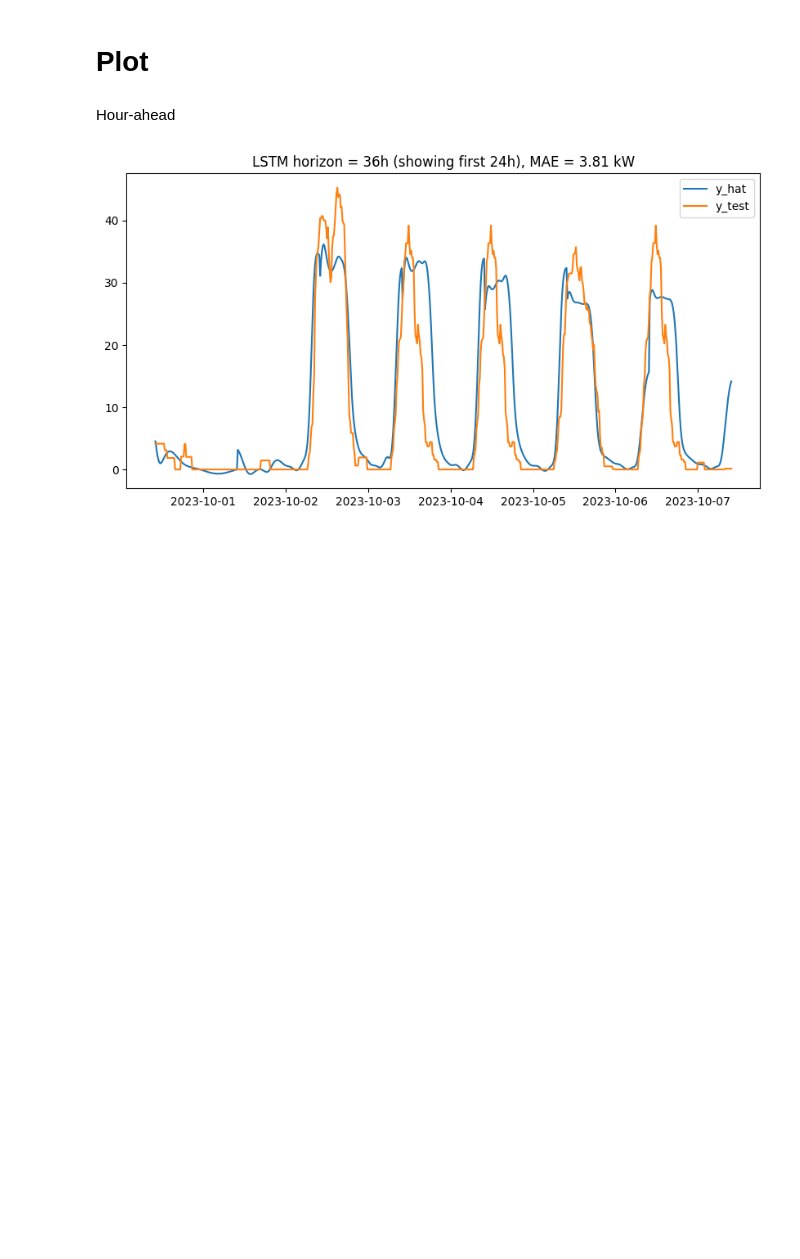
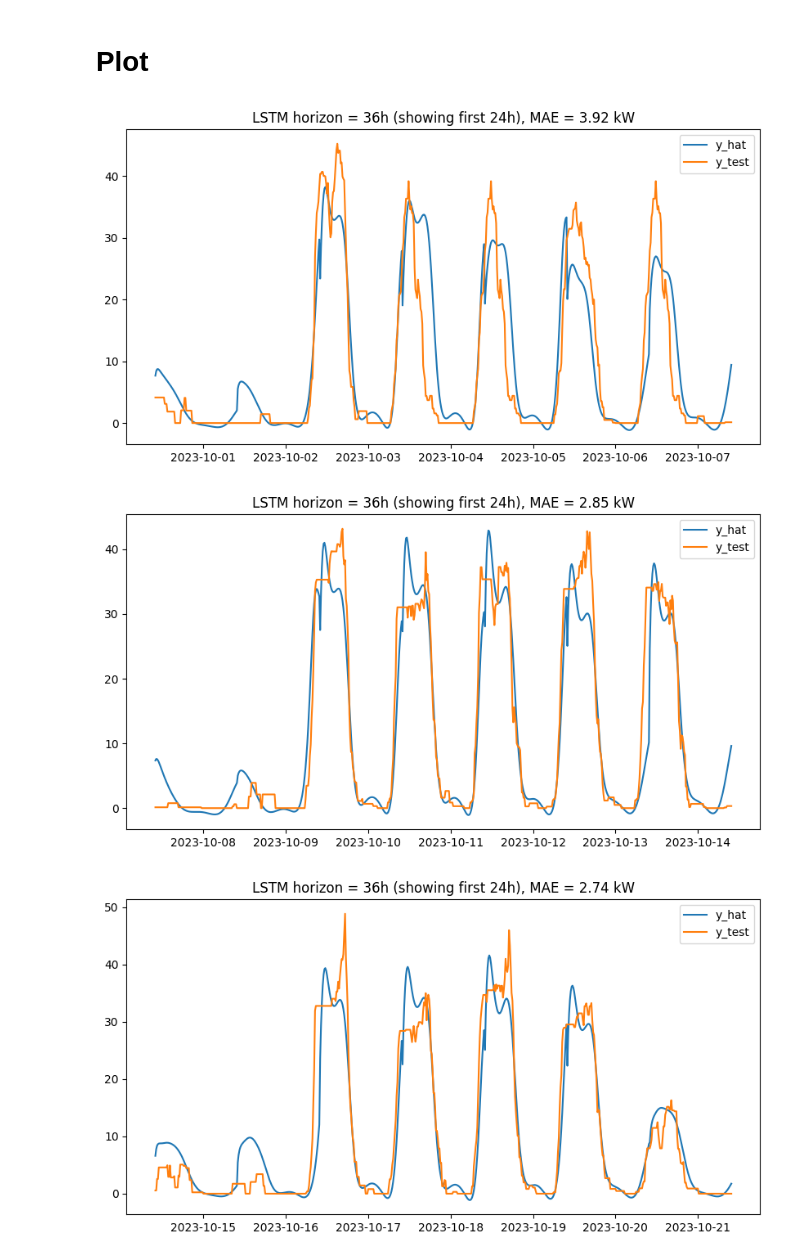
Before and after one commit to woodjmichael/Prophet-LSTM-EV-Forecast, a Jupyter notebook: ev_forecaster_no_sql.ipynb, the cells around one changed output. Drawn from its saved outputs; the diff is of its cells as text; code cells hidden in the pictures; blank space fills up the shorter version.

```diff
--- a/ev_forecaster_no_sql.ipynb
+++ b/ev_forecaster_no_sql.ipynb
@@ -16,3 +16,6 @@ pd.options.plotting.backend='plotly'
 
 current_time = datetime.datetime.now()
 time = current_time.strftime("%Y-%m-%d %H:%M:%S%z") #"%Y%m%d_%H%M" impianto
+
+with open(model_opt['model_path'] + 'Errors.csv', 'w') as f:
+    f.write('units,input_dim,mae')
@@ -46,8 +53,8 @@ manage_file = {
 # specify the number of lag hours
 data_opt = {
     #'reload_data': False,
-    'n_back': 96*3,  # 4*24*7
-    'n_timesteps': int(1.5*96),  # 96
+    'n_back': 4*24*3,  # 4*24*7
+    'n_timesteps': int(4*24*1.5),  # 96
     'lag': 0,
     'dataset_split': 'data', # 'percentage', data
     'tr_per': 0.90,
@@ -190,10 +190,10 @@ Epoch 10: early stopping
 
 ## Load
 # %%
-scaler_X = load(open(model_opt["model_path"] + "scaler_in.pkl_4", 'rb'))
-scaler_y = load(open(model_opt["model_path"] + "scaler_out.pkl_4", 'rb'))
+scaler_X = load(open(model_opt["model_path"] + "scaler_in.pkl", 'rb'))
+scaler_y = load(open(model_opt["model_path"] + "scaler_out.pkl", 'rb'))
 
-model = load_model(model_opt["model_path"] + 'model-new.h5', custom_objects={"attention": attention})
+model = load_model(model_opt["model_path"] + 'model.h5', custom_objects={"attention": attention})
 # %% [markdown]
 ## Predict
 # %%
@@ -214,32 +214,38 @@ test_y.to_csv(f"{model_opt['model_path']}measures_4.csv")
+# %%
+with open(model_opt['model_path'] + 'Errors.csv', 'a') as f:
+    mae = (abs(y_hat.values - test_y.values)).mean()
+    units = model_opt['LSTM_num_hidden_units'][0]
+    input_dim = model_opt['input_dim']
+    f.write(f'{mae},{input_dim},{mae}'
 # %% [markdown]
 # Plot
-# %% [markdown]
-Hour-ahead
 # %%
 viz_horizon_h = 24
 horizon_h = int(data_opt['n_timesteps']/4)
 
 week = 0
-#while (week*672+168/viz_horizon_h) < len(y_hat):
-idx = pd.date_range(y_hat.index[week*672],
-                        periods=int(168/viz_horizon_h),
-                        freq=f'{viz_horizon_h}h')
+while ((1+week)*672) < len(y_hat):
+    idx = pd.date_range(y_hat.index[week*672],
+                            periods=int(168/viz_horizon_h),
+                            freq=f'{viz_horizon_h}h')
 
-out1_tplus = [f'out1(t+{t})' for t in range(4*viz_horizon_h)]
+    out1_tplus = [f'out1(t+{t})' for t in range(4*viz_horizon_h)]
 
-y_hat_flat =   y_hat[out1_tplus].loc[idx].values.flatten()
-test_y_flat = test_y[out1_tplus].loc[idx].values.flatten()
+    y_hat_flat =   y_hat[out1_tplus].loc[idx].values.flatten()
+    test_y_flat = test_y[out1_tplus].loc[idx].values.flatten()
 
-mae = (((y_hat_flat - test_y_flat)**2)**(0.5)).mean()
+    mae = (((y_hat_flat - test_y_flat)**2)**(0.5)).mean()
 
-t = pd.date_range(idx[0],periods=len(y_hat_flat),freq='15min')
-plt.figure(figsize=(10,5))
-plt.plot(t,y_hat_flat,label='y_hat')
-plt.plot(t,test_y_flat,label='y_test')
-plt.legend()
-plt.title(f'LSTM horizon = {horizon_h}h (showing first {viz_horizon_h}h), MAE = {mae:.2f} kW')
-plt.savefig(f'Output/test_vs_predict_week{week}.png')
+    t = pd.date_range(idx[0],periods=len(y_hat_flat),freq='15min')
+    plt.figure(figsize=(10,5))
+    plt.plot(t,y_hat_flat,label='y_hat')
+    plt.plot(t,test_y_flat,label='y_test')
+    plt.legend()
+    plt.title(f'LSTM horizon = {horizon_h}h (showing first {viz_horizon_h}h), MAE = {mae:.2f} kW')
+    plt.savefig(f'Output/test_vs_predict_week{week}.png')
 
-week+=1
+    week+=1
 # %% [output]
-[figure, old version]
+[figure, new version]
+[figure, added]
+[figure, added]
```
Also changed, not shown: parts of 13 cells of this notebook, 30 other files.
